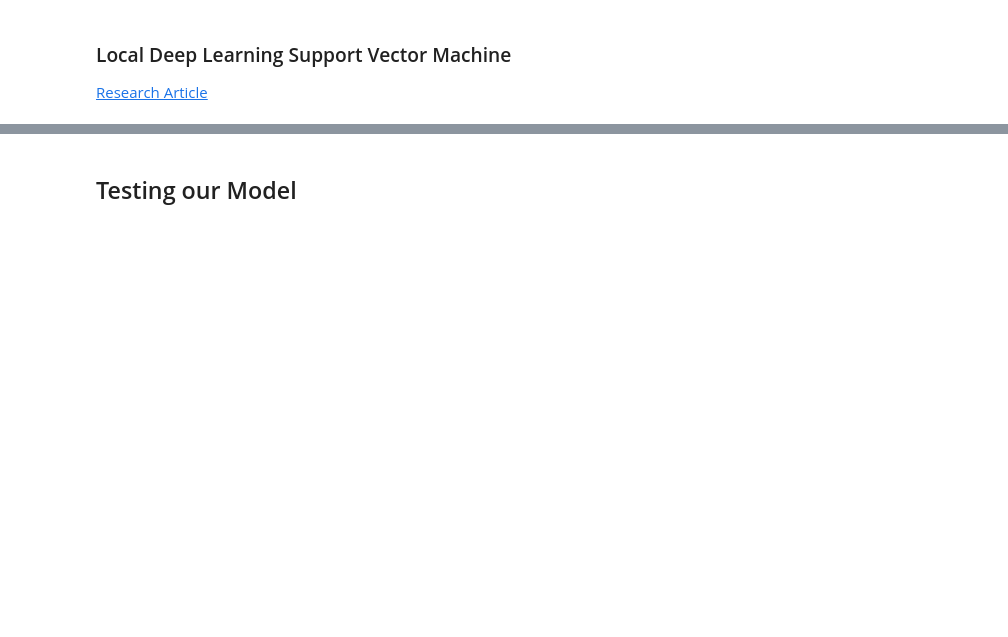
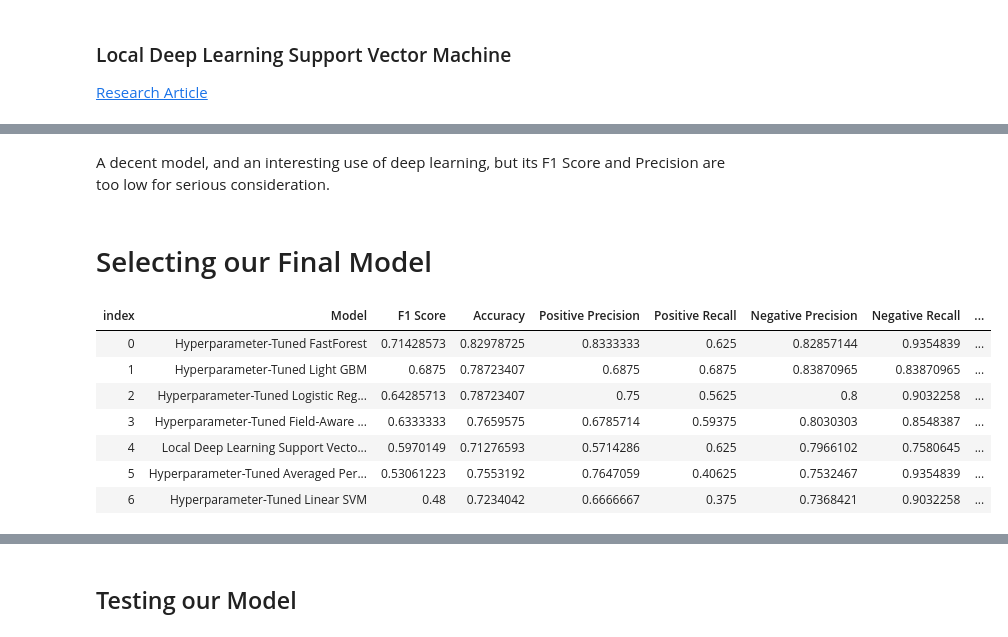
Before and after one commit to IntegerMan/GitStractorCommitClassification, a Jupyter notebook: ModelTrainingDotNet.ipynb, the cells around one changed output, grey strips where cells are left out. Drawn from its saved outputs; the diff is of its cells as text; code cells hidden in the pictures; blank space fills up the shorter version.

```diff
--- a/ModelTrainingDotNet.ipynb
+++ b/ModelTrainingDotNet.ipynb
@@ -1555,0 +1533,17 @@ using (ContextMonitor monitor = context.Monitor())
+# %% [markdown]
+A decent model, and an interesting use of deep learning, but its F1 Score and Precision are too low for serious consideration.
+# %% [markdown]
+# Selecting our Final Model
+# %%
+DataFrame.SaveCsv(modelTracker.ToDataFrame(), "data/FinalModels.csv");
+DataFrame dfFinalModels = DataFrame.LoadCsv("data/FinalModels.csv", separator: ',', header: true);
+dfFinalModels.OrderByDescending("F1 Score")
+# %% [output]
+| index | Model | F1 Score | Accuracy | Positive Precision | Positive Recall | Negative Precision | Negative Recall | ... |
+| 0 | Hyperparameter-Tuned FastForest | 0.71428573 | 0.82978725 | 0.8333333 | 0.625 | 0.82857144 | 0.9354839 | ... |
+| 1 | Hyperparameter-Tuned Light GBM | 0.6875 | 0.78723407 | 0.6875 | 0.6875 | 0.83870965 | 0.83870965 | ... |
+| 2 | Hyperparameter-Tuned Logistic Reg... | 0.64285713 | 0.78723407 | 0.75 | 0.5625 | 0.8 | 0.9032258 | ... |
+| 3 | Hyperparameter-Tuned Field-Aware ... | 0.6333333 | 0.7659575 | 0.6785714 | 0.59375 | 0.8030303 | 0.8548387 | ... |
+| 4 | Local Deep Learning Support Vecto... | 0.5970149 | 0.71276593 | 0.5714286 | 0.625 | 0.7966102 | 0.7580645 | ... |
+| 5 | Hyperparameter-Tuned Averaged Per... | 0.53061223 | 0.7553192 | 0.7647059 | 0.40625 | 0.7532467 | 0.9354839 | ... |
+| 6 | Hyperparameter-Tuned Linear SVM | 0.48 | 0.7234042 | 0.6666667 | 0.375 | 0.7368421 | 0.9032258 | ... |
```
Also changed, not shown: parts of 162 cells of this notebook, 10 other files.
